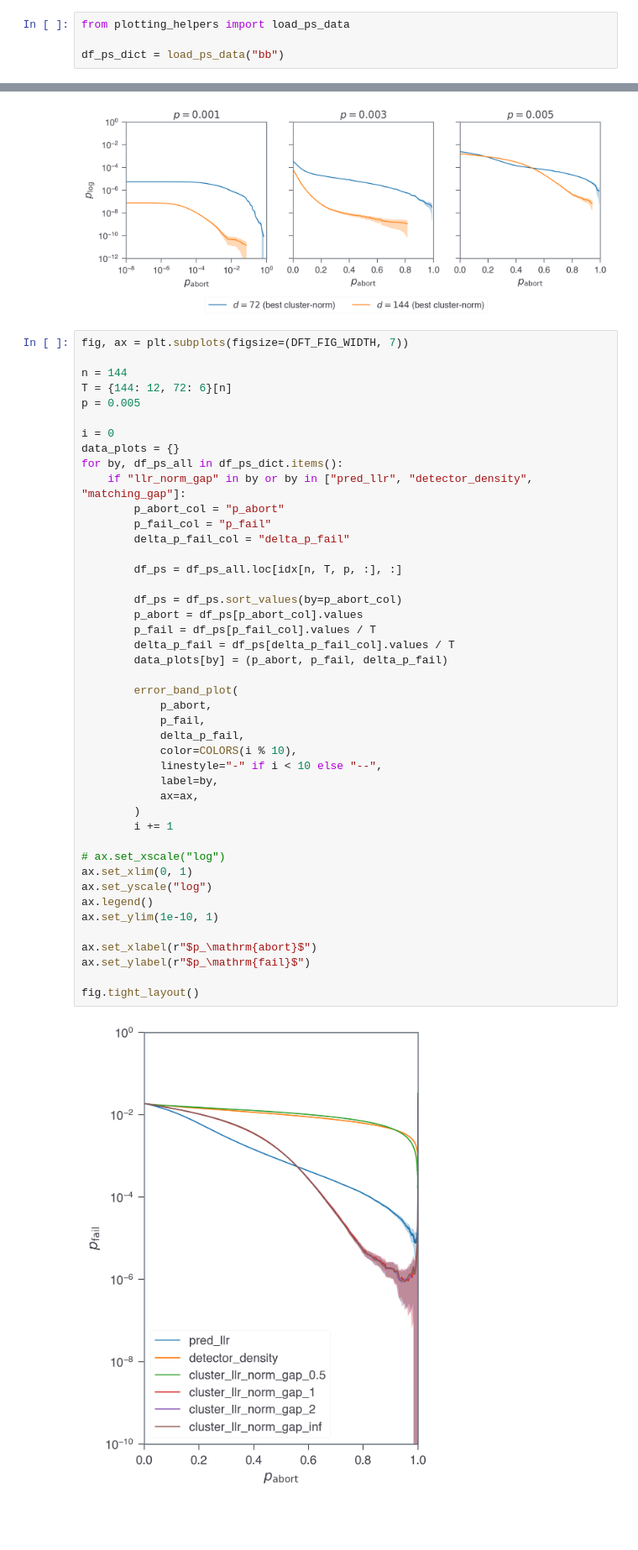
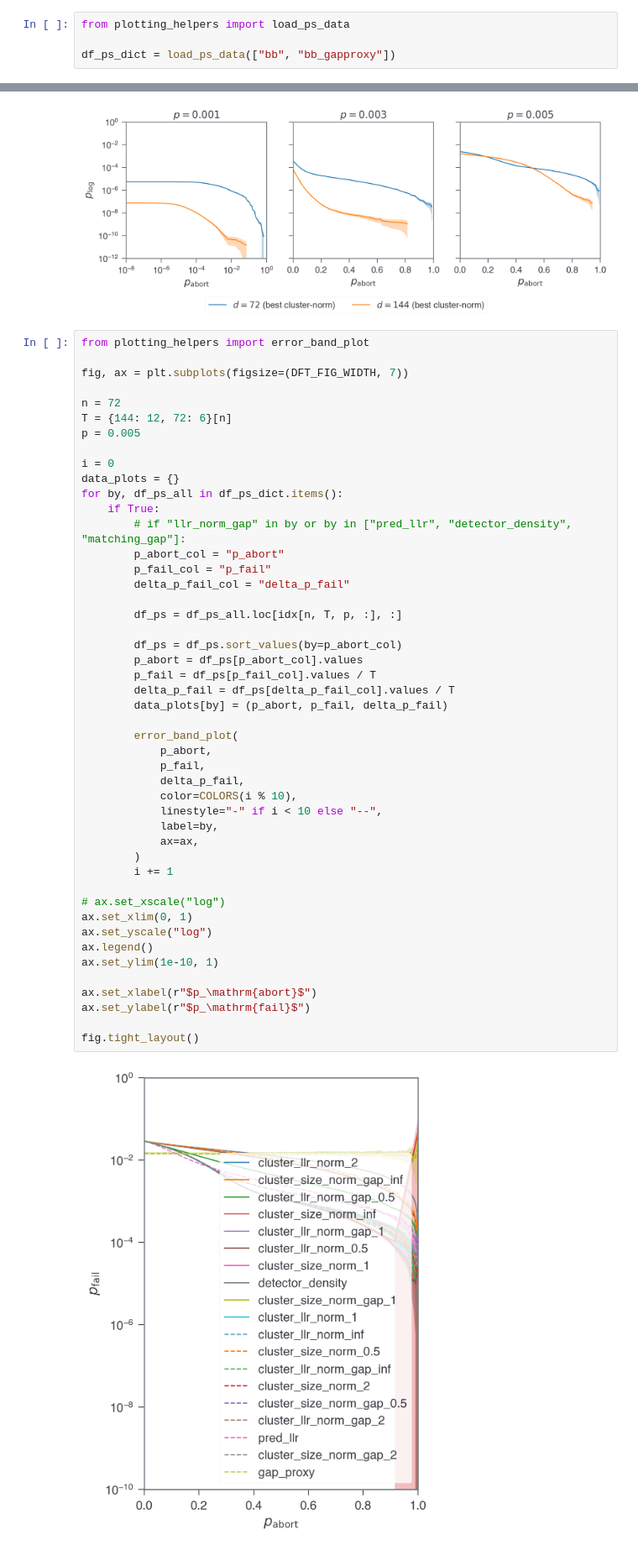
Before and after one commit to seokhyung-lee/ldpc-post-selection, a Jupyter notebook: simulations/analysis/bb_code_analysis.ipynb, the cells around one changed output, grey strips where cells are left out. Shown at 84% size. Cells and saved outputs as stored; diff of their text form; blank space fills up the shorter version.

```diff
--- a/simulations/analysis/bb_code_analysis.ipynb
+++ b/simulations/analysis/bb_code_analysis.ipynb
@@ -56,7 +56,7 @@ def read_pickle(path):
 # %%
 from plotting_helpers import load_ps_data
 
-df_ps_dict = load_ps_data("bb")
+df_ps_dict = load_ps_data(["bb", "bb_gapproxy"])
 # %% [markdown]
 ## pfail vs pabort
 # %%
@@ -130,16 +130,19 @@ plt.subplots_adjust(bottom=0.2)
 # %% [output]
 [figure]
 # %%
+from plotting_helpers import error_band_plot
+
 fig, ax = plt.subplots(figsize=(DFT_FIG_WIDTH, 7))
 
-n = 144
+n = 72
 T = {144: 12, 72: 6}[n]
 p = 0.005
 
 i = 0
 data_plots = {}
 for by, df_ps_all in df_ps_dict.items():
-    if "llr_norm_gap" in by or by in ["pred_llr", "detector_density", "matching_gap"]:
+    if True:
+        # if "llr_norm_gap" in by or by in ["pred_llr", "detector_density", "matching_gap"]:
         p_abort_col = "p_abort"
         p_fail_col = "p_fail"
         delta_p_fail_col = "delta_p_fail"
@@ -147,31 +150,31 @@ for by, df_ps_all in df_ps_dict.items():
         df_ps = df_ps_all.loc[idx[n, T, p, :], :]
 
         df_ps = df_ps.sort_values(by=p_abort_col)
         p_abort = df_ps[p_abort_col].values
         p_fail = df_ps[p_fail_col].values / T
         delta_p_fail = df_ps[delta_p_fail_col].values / T
         data_plots[by] = (p_abort, p_fail, delta_p_fail)
 
         error_band_plot(
             p_abort,
             p_fail,
             delta_p_fail,
             color=COLORS(i % 10),
             linestyle="-" if i < 10 else "--",
             label=by,
             ax=ax,
         )
         i += 1
 
 # ax.set_xscale("log")
 ax.set_xlim(0, 1)
 ax.set_yscale("log")
 ax.legend()
 ax.set_ylim(1e-10, 1)
 
 ax.set_xlabel(r"$p_\mathrm{abort}$")
 ax.set_ylabel(r"$p_\mathrm{fail}$")
 
 fig.tight_layout()
 # %% [output]
-[figure, old version]
+[figure, new version]
```
Also changed, not shown: parts of 3 cells of this notebook, 23 other files.
